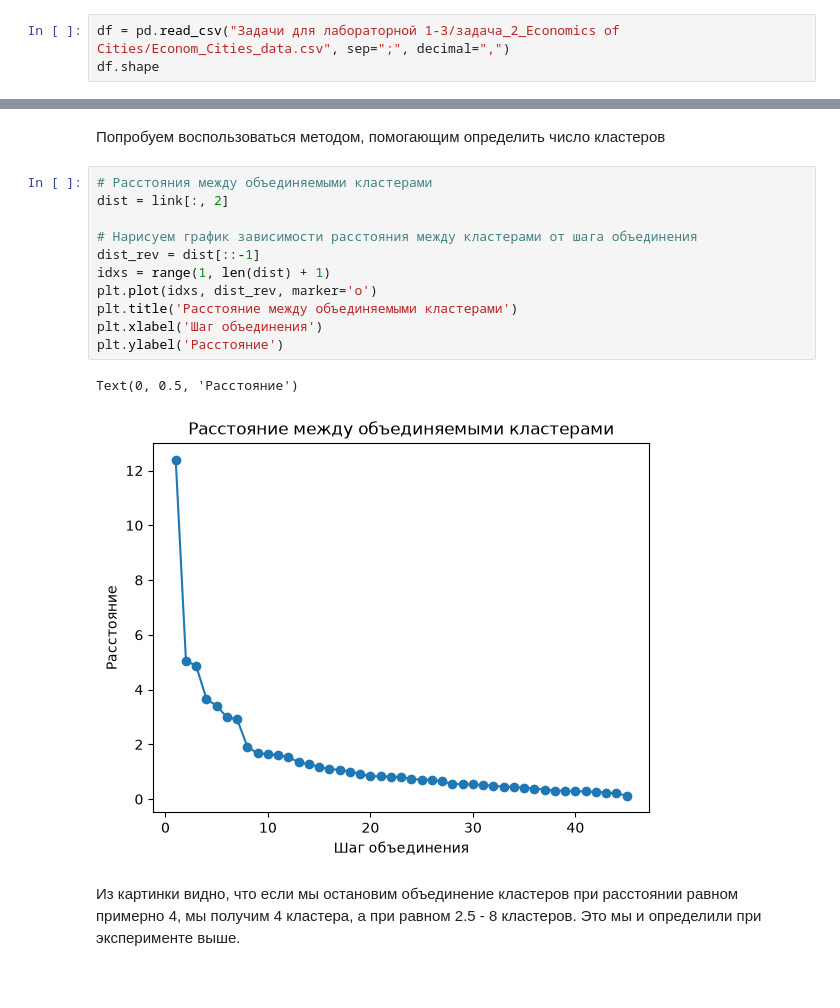
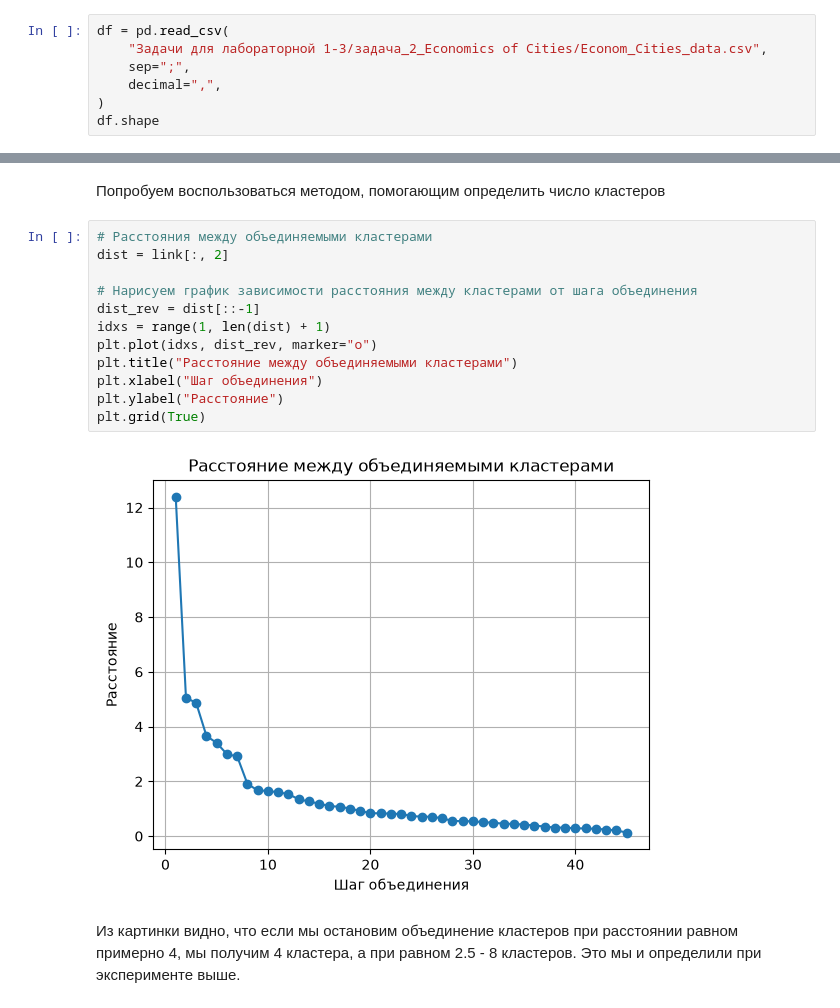
Before and after one commit to FluDex7/itmo-data-analysis-python-part-1, a Jupyter notebook: HW1/lab1.ipynb, the cells around one changed output, grey strips where cells are left out. Saved outputs shown, nothing was run; the diff lists cells and outputs as text; blank space fills up the shorter version.

Commit message:
style(hw1): add grid to plots, other isn't touched

```diff
--- a/HW1/lab1.ipynb
+++ b/HW1/lab1.ipynb
@@ -23,7 +23,11 @@ from sklearn.metrics import silhouette_score, adjusted_rand_score
 - `sep=";"` - разделение между признаками в файле
 - `decimal=","` - вещественные числа записаны через запятую, а не точку
 # %%
-df = pd.read_csv("Задачи для лабораторной 1-3/задача_2_Economics of Cities/Econom_Cities_data.csv", sep=";", decimal=",")
+df = pd.read_csv(
+    "Задачи для лабораторной 1-3/задача_2_Economics of Cities/Econom_Cities_data.csv",
+    sep=";",
+    decimal=",",
+)
 df.shape
 # %% [output]
 (48, 4)
@@ -241,17 +253,17 @@ plt.show()
 # %%
 # Расстояния между объединяемыми кластерами
 dist = link[:, 2]
 
 # Нарисуем график зависимости расстояния между кластерами от шага объединения
 dist_rev = dist[::-1]
 idxs = range(1, len(dist) + 1)
-plt.plot(idxs, dist_rev, marker='o')
-plt.title('Расстояние между объединяемыми кластерами')
-plt.xlabel('Шаг объединения')
-plt.ylabel('Расстояние')
+plt.plot(idxs, dist_rev, marker="o")
+plt.title("Расстояние между объединяемыми кластерами")
+plt.xlabel("Шаг объединения")
+plt.ylabel("Расстояние")
+plt.grid(True)
 # %% [output]
-Text(0, 0.5, 'Расстояние')
-[figure, old version]
+[figure, new version]
 # %% [markdown]
 Из картинки видно, что если мы остановим объединение кластеров при расстоянии равном примерно 4, мы получим 4 кластера, а при равном 2.5 - 8 кластеров. Это мы и определили при эксперименте выше.
 # %% [markdown]
```
Also changed, not shown: parts of 5 cells of this notebook.
